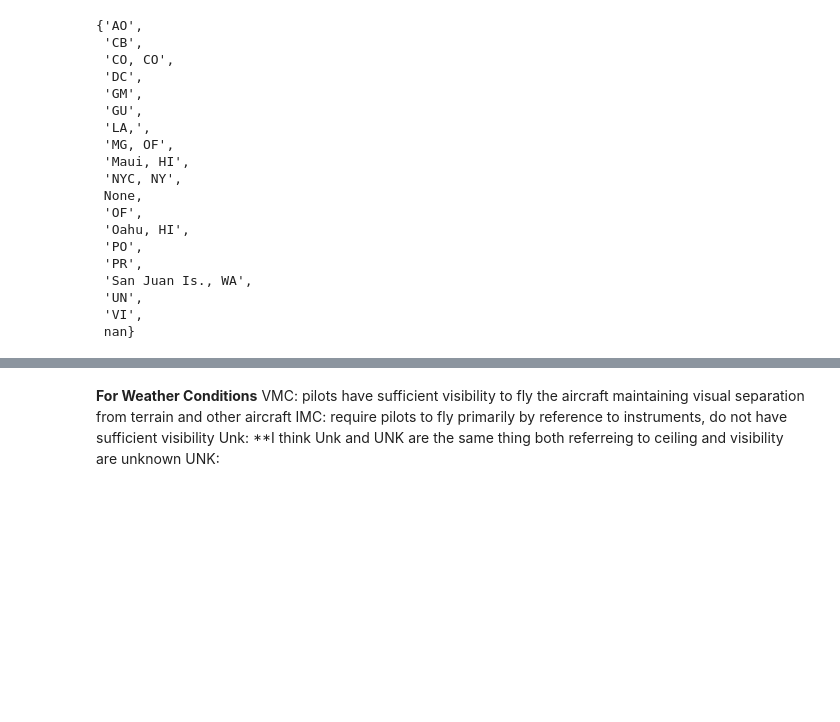
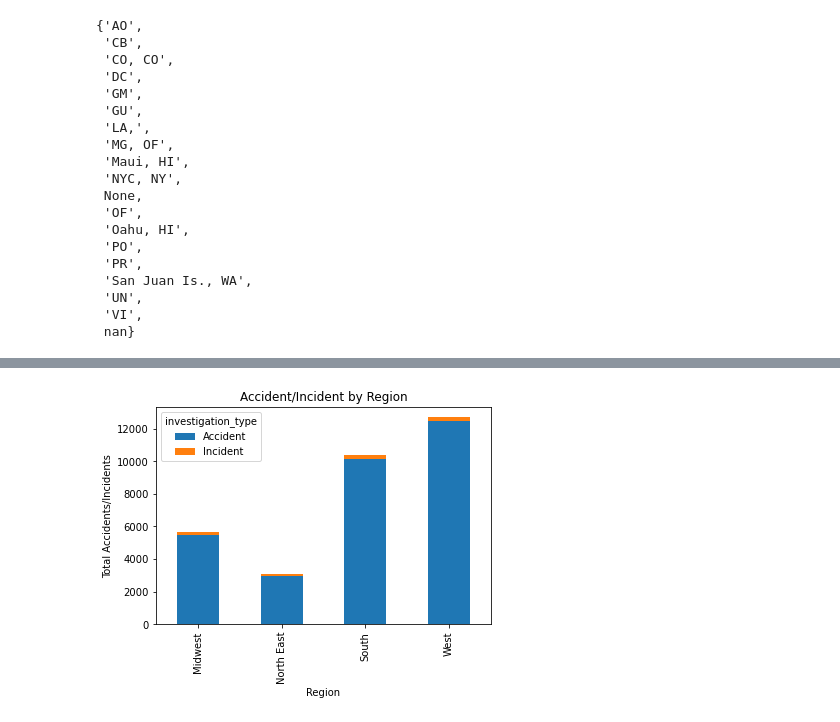
Before and after one commit to jtjohn172/Aviation-Data-Analysis-Project, a Jupyter notebook: notebook.ipynb, the cells around one changed output, grey strips where cells are left out. Saved outputs shown, nothing was run; the diff lists cells and outputs as text; code cells hidden in the pictures; blank space fills up the shorter version.

```diff
--- a/notebook.ipynb
+++ b/notebook.ipynb
@@ -172,6 +191,11 @@ plt.show()
-# %% [markdown]
-**For Weather Conditions**
-VMC: pilots have sufficient visibility to fly the aircraft maintaining visual separation from terrain and other aircraft
-IMC:  require pilots to fly primarily by reference to instruments, do not have sufficient visibility
-Unk: **I think Unk and UNK are the same thing both referreing to ceiling and visibility are unknown
-UNK:
+# %%
+investigation_type_by_region = df.groupby(['region', 'investigation_type'])['investigation_type'].count()
+
+# Create a bar chart of total accidents/incidents by region
+investigation_type_by_region.unstack().plot(kind='bar', stacked=True)
+plt.title('Accident/Incident by Region')
+plt.xlabel('Region')
+plt.ylabel('Total Accidents/Incidents')
+plt.show()
+# %% [output]
+[figure, added]
```
Also changed, not shown: parts of 17 cells of this notebook.
